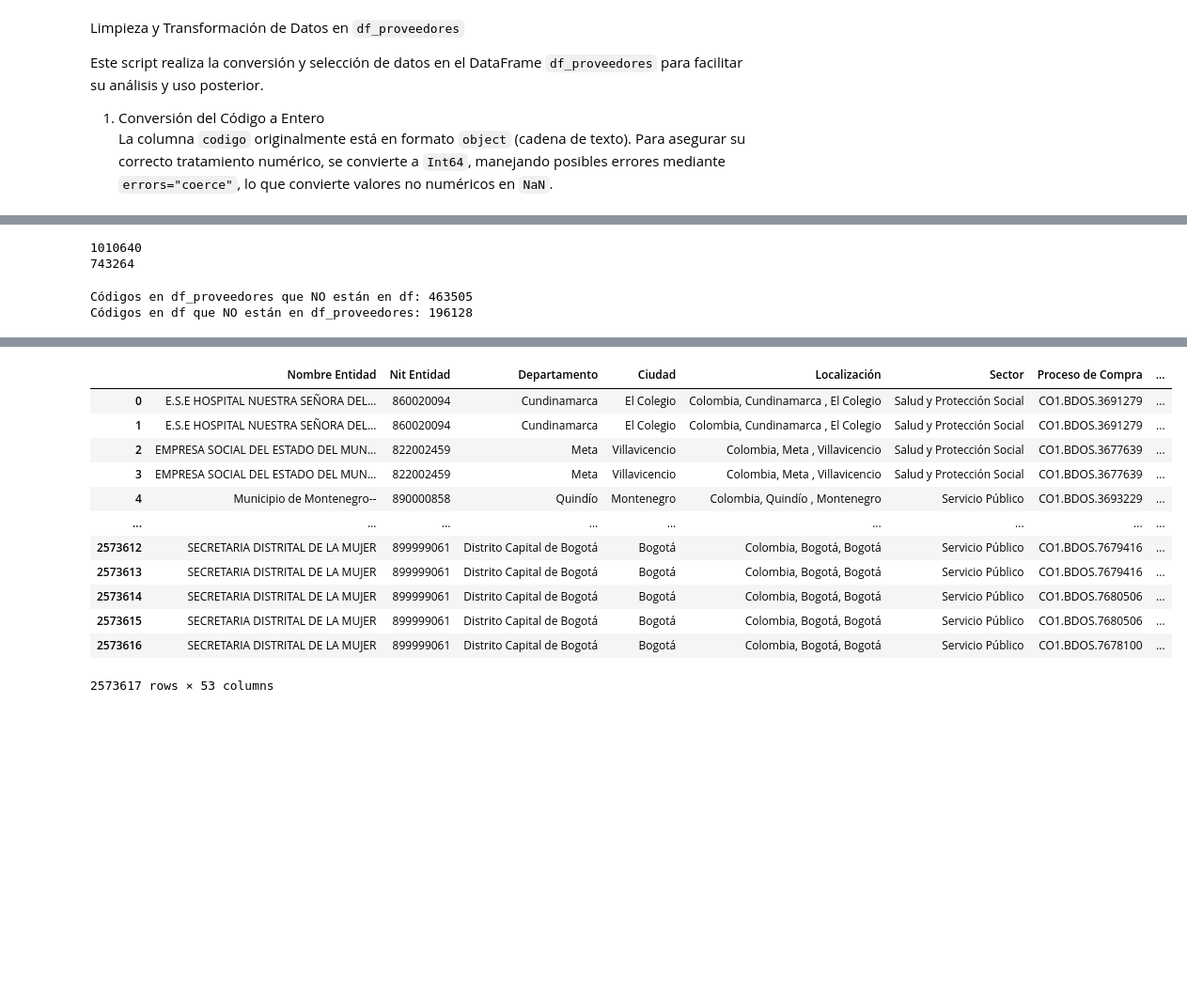
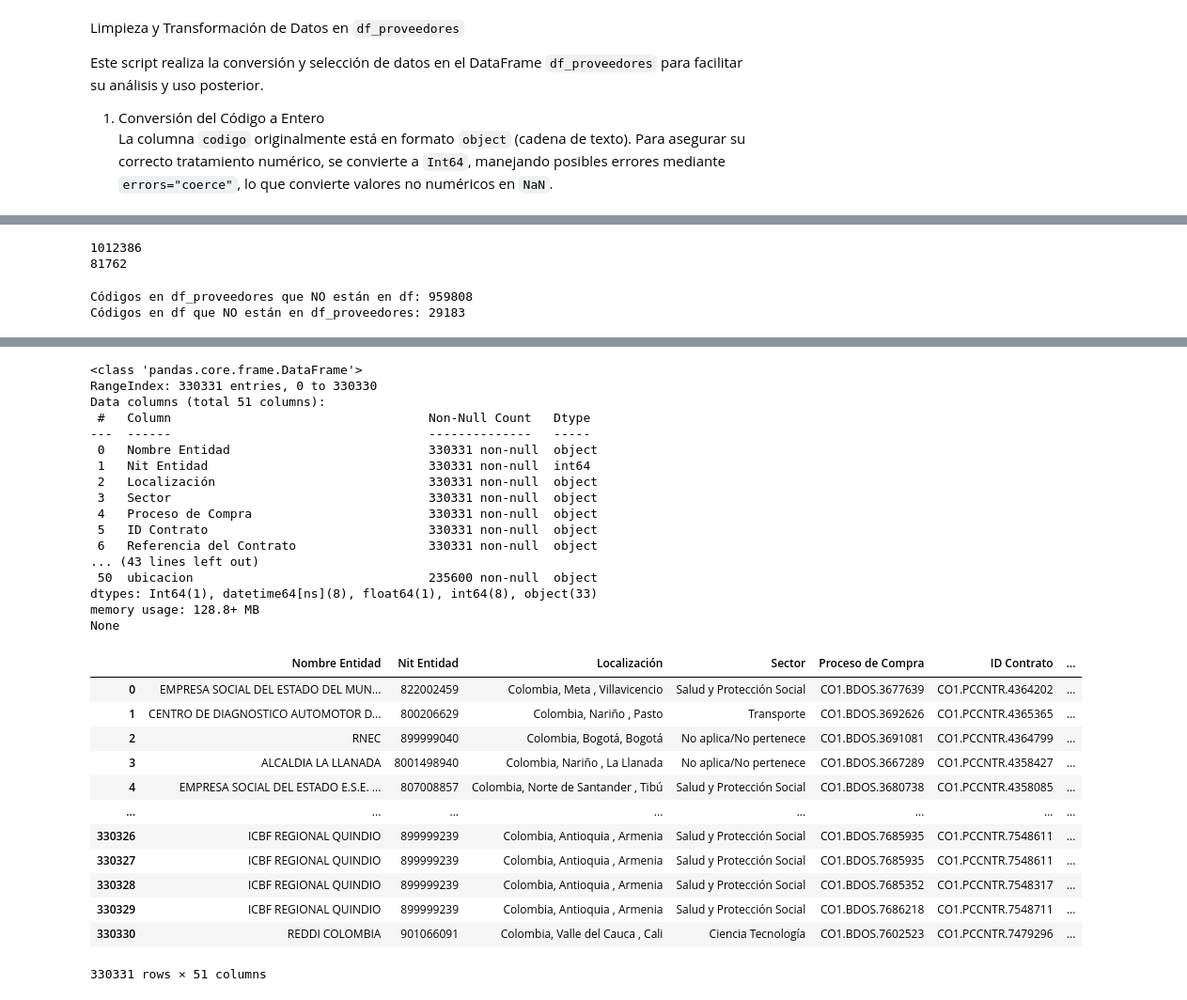
Before and after one commit to cgrubio91/Contratos_Secop_Col, a Jupyter notebook: Contratos_SECOP_Col/BI_SECOP_COL.ipynb, the cells around one changed output, grey strips where cells are left out. Shown: that part at 94% size. Saved outputs shown, nothing was run; the diff lists cells and outputs as text; code cells hidden in the pictures; blank space fills up the shorter version.

```diff
--- a/Contratos_SECOP_Col/BI_SECOP_COL.ipynb
+++ b/Contratos_SECOP_Col/BI_SECOP_COL.ipynb
@@ -136,3 +162,17 @@ except Exception as e:
 4  SA- LA PRESTACION DE SERVICIOS PROFESIONALES D...            12 Mes(es)
 
 [5 rows x 41 columns]
+# %%
+# Contar filas antes
+filas_antes = len(df)
+
+# Filtrar el DataFrame
+df = df[df['Tipo de Contrato'] != 'Prestación de servicios']
+
+# Contar filas después
+filas_despues = len(df)
+
+# Mostrar resultados
+print(f"Filas antes: {filas_antes}")
+print(f"Filas después: {filas_despues}")
+print(f"Filas eliminadas: {filas_antes - filas_despues}")
@@ -330,8 +384,8 @@ None
 print(df_proveedores["codigo"].nunique())  # Cantidad de valores únicos en 'codigo'
 print(df["Codigo Proveedor"].nunique())  # Cantidad de valores únicos en 'Codigo Proveedor'
 # %% [output]
-1010640
-743264
+1012386
+81762
 # %%
 codigos_df = set(df["Codigo Proveedor"].unique())
 codigos_proveedores = set(df_proveedores["codigo"].unique())
@@ -342,8 +396,8 @@ codigos_faltantes_en_proveedores = codigos_df - codigos_proveedores
 print(f"Códigos en df_proveedores que NO están en df: {len(codigos_extra_en_proveedores)}")
 print(f"Códigos en df que NO están en df_proveedores: {len(codigos_faltantes_en_proveedores)}")
 # %% [output]
-Códigos en df_proveedores que NO están en df: 463505
-Códigos en df que NO están en df_proveedores: 196128
+Códigos en df_proveedores que NO están en df: 959808
+Códigos en df que NO están en df_proveedores: 29183
 # %%
 # Asegurar que los tipos de datos sean iguales
 df["Codigo Proveedor"] = pd.to_numeric(df["Codigo Proveedor"], errors="coerce").astype("Int64")
@@ -352,8 +406,9 @@ df_proveedores["codigo"] = pd.to_numeric(df_proveedores["codigo"], errors="coerc
 # Unir los DataFrames con merge (similar a un VLOOKUP)
 df_final = df.merge(df_proveedores, how="left", left_on="Codigo Proveedor", right_on="codigo")
 
-# Eliminar la columna duplicada 'codigo' si ya no es necesaria
-df_final.drop(columns=["Codigo Proveedor"], inplace=True)
+# Eliminar la columna duplicada 'codigo' si ya no es necesaria y las que no son necesarias
+df_final.drop(columns=["Codigo Proveedor", "Ciudad", "Departamento"], inplace=True)
+
 
 # Verificar la unión
 print(df_final.info())  # Revisión de la estructura
@@ -379,13 +422,30 @@ None
+<class 'pandas.core.frame.DataFrame'>
+RangeIndex: 330331 entries, 0 to 330330
+Data columns (total 51 columns):
+ #   Column                                   Non-Null Count   Dtype
+---  ------                                   --------------   -----
+ 0   Nombre Entidad                           330331 non-null  object
+ 1   Nit Entidad                              330331 non-null  int64
+ 2   Localización                             330331 non-null  object
+ 3   Sector                                   330331 non-null  object
+ 4   Proceso de Compra                        330331 non-null  object
+ 5   ID Contrato                              330331 non-null  object
+ 6   Referencia del Contrato                  330331 non-null  object
+... (43 lines left out)
+ 50  ubicacion                                235600 non-null  object
+dtypes: Int64(1), datetime64[ns](8), float64(1), int64(8), object(33)
+memory usage: 128.8+ MB
+None
-|  | Nombre Entidad | Nit Entidad | Departamento | Ciudad | Localización | Sector | Proceso de Compra | ... |
-| 0 | E.S.E HOSPITAL NUESTRA SEÑORA DEL... | 860020094 | Cundinamarca | El Colegio | Colombia, Cundinamarca , El Colegio | Salud y Protección Social | CO1.BDOS.3691279 | ... |
-| 1 | E.S.E HOSPITAL NUESTRA SEÑORA DEL... | 860020094 | Cundinamarca | El Colegio | Colombia, Cundinamarca , El Colegio | Salud y Protección Social | CO1.BDOS.3691279 | ... |
-| 2 | EMPRESA SOCIAL DEL ESTADO DEL MUN... | 822002459 | Meta | Villavicencio | Colombia, Meta , Villavicencio | Salud y Protección Social | CO1.BDOS.3677639 | ... |
-| 3 | EMPRESA SOCIAL DEL ESTADO DEL MUN... | 822002459 | Meta | Villavicencio | Colombia, Meta , Villavicencio | Salud y Protección Social | CO1.BDOS.3677639 | ... |
-| 4 | Municipio de Montenegro-- | 890000858 | Quindío | Montenegro | Colombia, Quindío , Montenegro | Servicio Público | CO1.BDOS.3693229 | ... |
-| ... | ... | ... | ... | ... | ... | ... | ... | ... |
-| 2573612 | SECRETARIA DISTRITAL DE LA MUJER | 899999061 | Distrito Capital de Bogotá | Bogotá | Colombia, Bogotá, Bogotá | Servicio Público | CO1.BDOS.7679416 | ... |
-| 2573613 | SECRETARIA DISTRITAL DE LA MUJER | 899999061 | Distrito Capital de Bogotá | Bogotá | Colombia, Bogotá, Bogotá | Servicio Público | CO1.BDOS.7679416 | ... |
-| 2573614 | SECRETARIA DISTRITAL DE LA MUJER | 899999061 | Distrito Capital de Bogotá | Bogotá | Colombia, Bogotá, Bogotá | Servicio Público | CO1.BDOS.7680506 | ... |
-| 2573615 | SECRETARIA DISTRITAL DE LA MUJER | 899999061 | Distrito Capital de Bogotá | Bogotá | Colombia, Bogotá, Bogotá | Servicio Público | CO1.BDOS.7680506 | ... |
-| 2573616 | SECRETARIA DISTRITAL DE LA MUJER | 899999061 | Distrito Capital de Bogotá | Bogotá | Colombia, Bogotá, Bogotá | Servicio Público | CO1.BDOS.7678100 | ... |
+|  | Nombre Entidad | Nit Entidad | Localización | Sector | Proceso de Compra | ID Contrato | ... |
+| 0 | EMPRESA SOCIAL DEL ESTADO DEL MUN... | 822002459 | Colombia, Meta , Villavicencio | Salud y Protección Social | CO1.BDOS.3677639 | CO1.PCCNTR.4364202 | ... |
+| 1 | CENTRO DE DIAGNOSTICO AUTOMOTOR D... | 800206629 | Colombia, Nariño , Pasto | Transporte | CO1.BDOS.3692626 | CO1.PCCNTR.4365365 | ... |
+| 2 | RNEC | 899999040 | Colombia, Bogotá, Bogotá | No aplica/No pertenece | CO1.BDOS.3691081 | CO1.PCCNTR.4364799 | ... |
+| 3 | ALCALDIA LA LLANADA | 8001498940 | Colombia, Nariño , La Llanada | No aplica/No pertenece | CO1.BDOS.3667289 | CO1.PCCNTR.4358427 | ... |
+| 4 | EMPRESA SOCIAL DEL ESTADO E.S.E. ... | 807008857 | Colombia, Norte de Santander , Tibú | Salud y Protección Social | CO1.BDOS.3680738 | CO1.PCCNTR.4358085 | ... |
+| ... | ... | ... | ... | ... | ... | ... | ... |
+| 330326 | ICBF REGIONAL QUINDIO | 899999239 | Colombia, Antioquia , Armenia | Salud y Protección Social | CO1.BDOS.7685935 | CO1.PCCNTR.7548611 | ... |
+| 330327 | ICBF REGIONAL QUINDIO | 899999239 | Colombia, Antioquia , Armenia | Salud y Protección Social | CO1.BDOS.7685935 | CO1.PCCNTR.7548611 | ... |
+| 330328 | ICBF REGIONAL QUINDIO | 899999239 | Colombia, Antioquia , Armenia | Salud y Protección Social | CO1.BDOS.7685352 | CO1.PCCNTR.7548317 | ... |
+| 330329 | ICBF REGIONAL QUINDIO | 899999239 | Colombia, Antioquia , Armenia | Salud y Protección Social | CO1.BDOS.7686218 | CO1.PCCNTR.7548711 | ... |
+| 330330 | REDDI COLOMBIA | 901066091 | Colombia, Valle del Cauca , Cali | Ciencia Tecnología | CO1.BDOS.7602523 | CO1.PCCNTR.7479296 | ... |
-2573617 rows × 53 columns
+330331 rows × 51 columns
```
Also changed, not shown: parts of 12 cells of this notebook.
